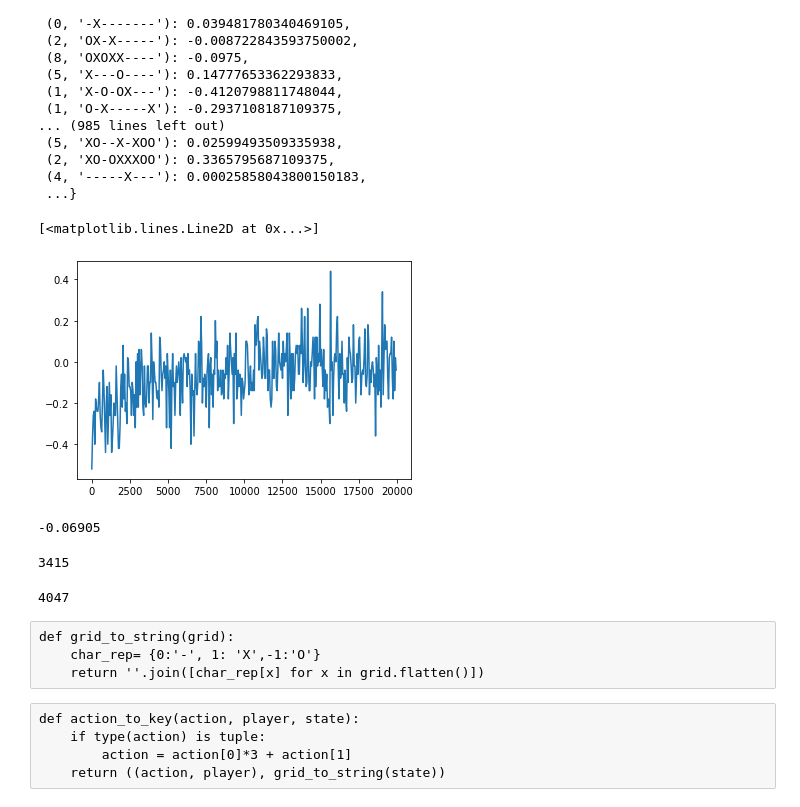
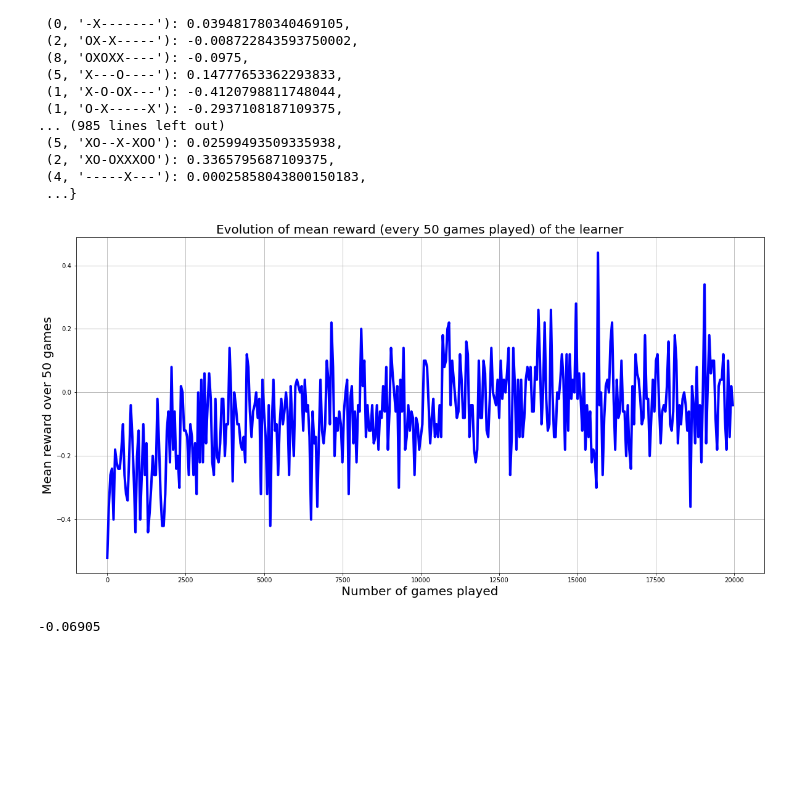
Before and after one commit to Ingloryon/ANN2022_TicTacToe, a Jupyter notebook: tic_tac_toe_trains.ipynb, the cells around one changed output. Saved outputs shown, nothing was run; the diff lists cells and outputs as text; code cells hidden in the pictures; blank space fills up the shorter version.

Commit message:
Upgrade reward ploting

```diff
--- a/tic_tac_toe_trains.ipynb
+++ b/tic_tac_toe_trains.ipynb
@@ -138,31 +138,17 @@ Q_vals
  (4, '-----X---'): 0.00025858043800150183,
  ...}
 # %%
-plt.plot(range(0, 20000, 50), avg_reward)
+#View evolving mean reward of the learner
+plt.figure(figsize=(20, 10))
+plt.plot(range(0, 20000, 50), avg_reward, 'b', lw=4)
+plt.xlabel('Number of games played', fontsize= 20)
+plt.ylabel('Mean reward over {} games'.format(avg_step), fontsize = 20)
+plt.title('Evolution of mean reward (every {} games played) of the learner'.format(avg_step), fontsize = 20)
+plt.grid()
+plt.show()
 # %% [output]
-[<matplotlib.lines.Line2D at 0x...>]
-[figure, old version]
+[figure, new version]
 # %%
 np.mean(np.array(avg_reward))
 # %% [output]
 -0.06905
-# %%
-neg_Q = filter(lambda x : x<0 , Q_vals.values())
-nb_neg = len([x for x in neg_Q])
-
-print(nb_neg)
-# %% [output]
-3415
-# %%
-print(len(Q_vals.values()) - nb_neg)
-# %% [output]
-4047
-# %% [raw]
-def grid_to_string(grid):
-    char_rep= {0:'-', 1: 'X',-1:'O'}
-    return ''.join([char_rep[x] for x in grid.flatten()])
-# %% [raw]
-def action_to_key(action, player, state):
-    if type(action) is tuple:
-        action = action[0]*3 + action[1]
-    return ((action, player), grid_to_string(state))
```
Also changed, not shown: parts of 8 cells of this notebook.
